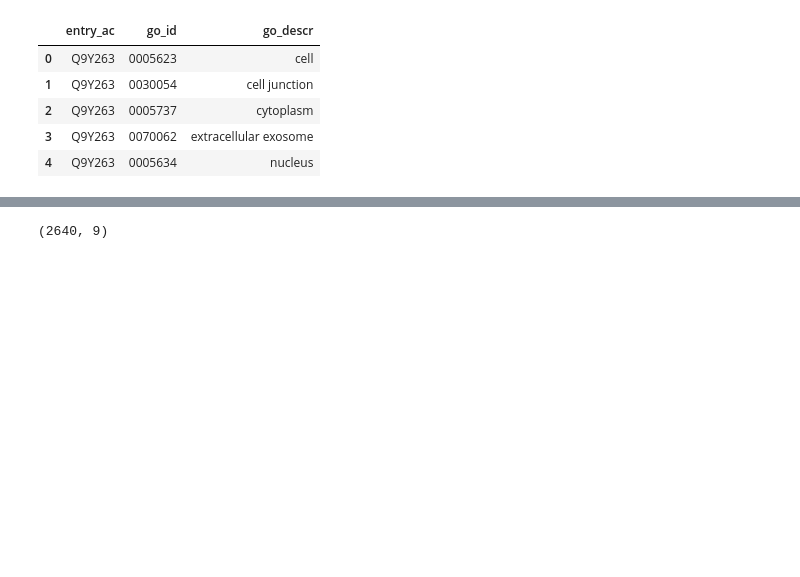
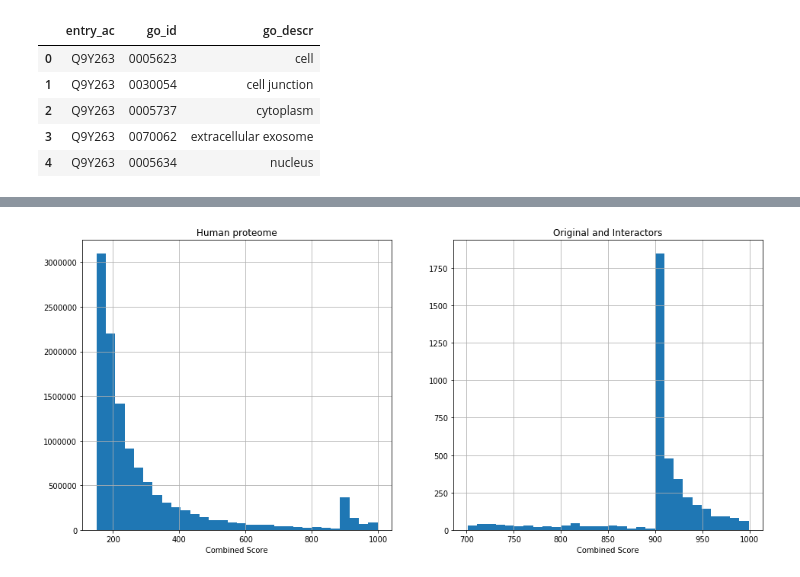
Before and after one commit to damiclem/proteincake, a Jupyter notebook: string.ipynb, the cells around one changed output, grey strips where cells are left out. Drawn from its saved outputs; the diff is of its cells as text; code cells hidden in the pictures; blank space fills up the shorter version.

```diff
--- a/string.ipynb
+++ b/string.ipynb
@@ -91,4 +131,14 @@ original.head()
-# %%
-original.shape
-# %% [output]
-(2640, 9)
+# %%
+import matplotlib.pyplot as plt
+fig, ax = plt.subplots(1, 2, figsize=(16, 7))
+ax[0].hist(interactions.combined_score, bins = 30)
+ax[0].set_xlabel('Combined Score')
+ax[0].set_title('Human proteome')
+ax[0].grid()
+ax[1].hist(original_interaction.combined_score, bins=30)
+ax[1].set_xlabel('Combined Score')
+ax[1].set_title('Original and Interactors')
+ax[1].grid()
+plt.show()
+# %% [output]
+[figure, added]
```
Also changed, not shown: parts of 9 cells of this notebook, 1 other file.
